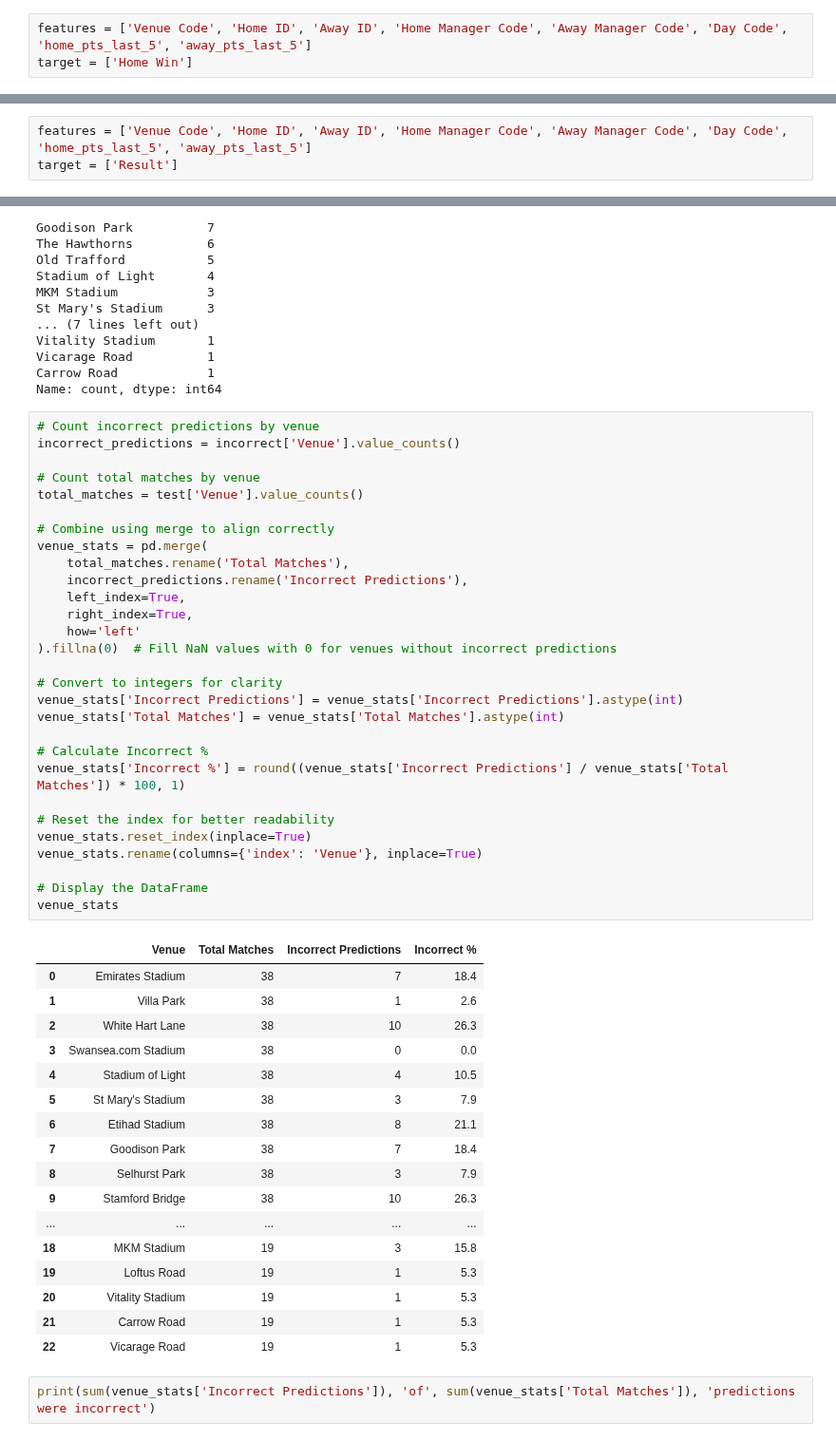
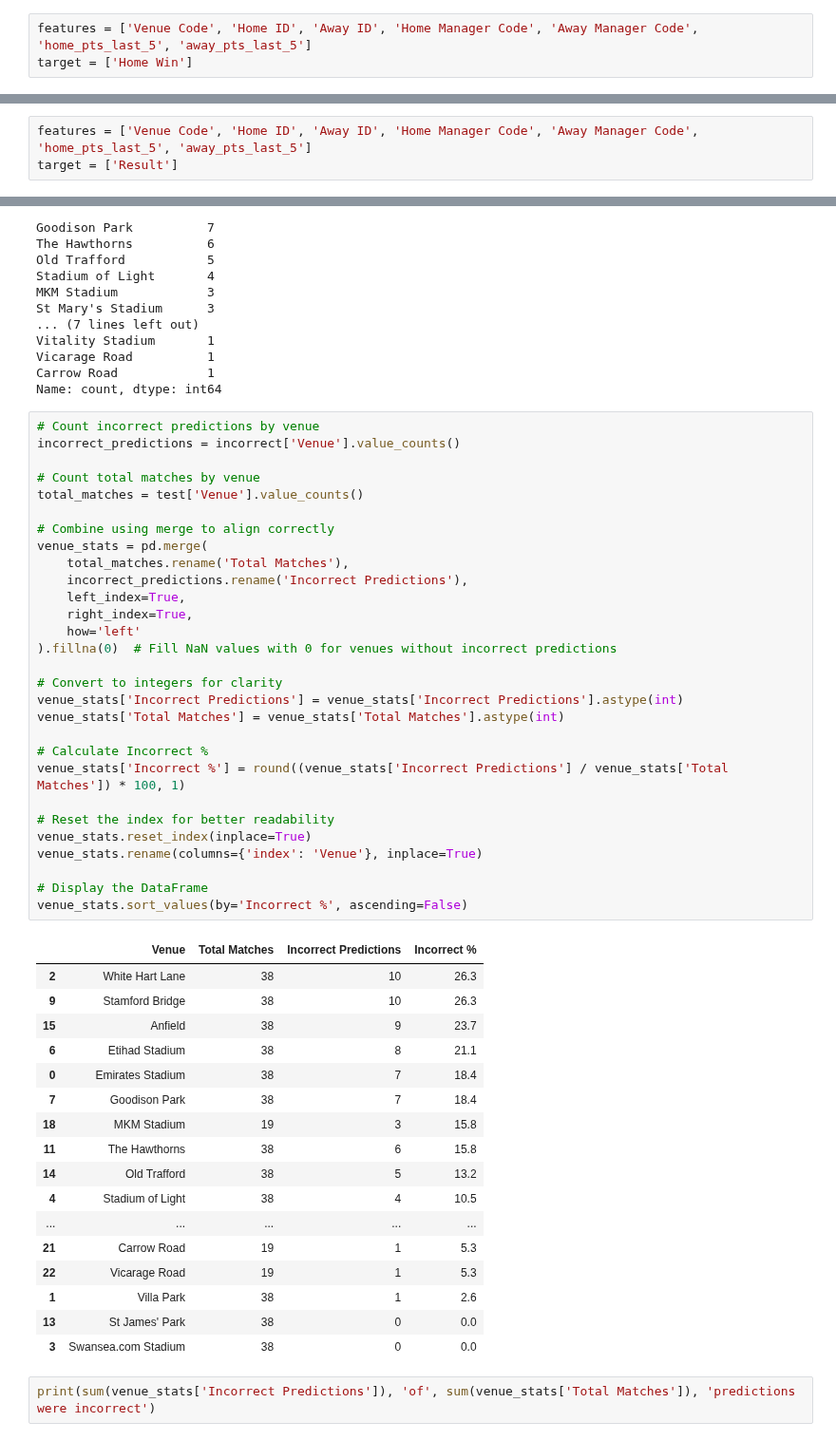
Before and after one commit to tjjdoherty/football-project-mvp, a Jupyter notebook: random_forest_prem.ipynb, the cells around one changed output, grey strips where cells are left out. Shown at 95% size. Drawn from its saved outputs; the diff is of its cells as text.

```diff
--- a/random_forest_prem.ipynb
+++ b/random_forest_prem.ipynb
@@ -100,7 +100,7 @@ Let's use the venue code and manager codes and the Day codes, in addition to the
 
 Scaling isn't necessary because of the threshold based interpretation of the Random Forest algorithm.
 # %%
-features = ['Venue Code', 'Home ID', 'Away ID', 'Home Manager Code', 'Away Manager Code', 'Day Code', 'home_pts_last_5', 'away_pts_last_5']
+features = ['Venue Code', 'Home ID', 'Away ID', 'Home Manager Code', 'Away Manager Code', 'home_pts_last_5', 'away_pts_last_5']
 target = ['Home Win']
 # %% [markdown]
 ## Training the Model - Predicting a home win or not
@@ -147,7 +147,7 @@ I will try the Win/Draw/Loss now
 # %% [markdown]
 Now predicting a Home, draw or Away win
 # %%
-features = ['Venue Code', 'Home ID', 'Away ID', 'Home Manager Code', 'Away Manager Code', 'Day Code', 'home_pts_last_5', 'away_pts_last_5']
+features = ['Venue Code', 'Home ID', 'Away ID', 'Home Manager Code', 'Away Manager Code', 'home_pts_last_5', 'away_pts_last_5']
 target = ['Result']
 # %%
 rf.fit(v3[features], v3[target])
@@ -385,50 +385,50 @@ Name: count, dtype: int64
 # %%
 # Count incorrect predictions by venue
 incorrect_predictions = incorrect['Venue'].value_counts()
 
 # Count total matches by venue
 total_matches = test['Venue'].value_counts()
 
 # Combine using merge to align correctly
 venue_stats = pd.merge(
     total_matches.rename('Total Matches'),
     incorrect_predictions.rename('Incorrect Predictions'),
     left_index=True,
     right_index=True,
     how='left'
 ).fillna(0)  # Fill NaN values with 0 for venues without incorrect predictions
 
 # Convert to integers for clarity
 venue_stats['Incorrect Predictions'] = venue_stats['Incorrect Predictions'].astype(int)
 venue_stats['Total Matches'] = venue_stats['Total Matches'].astype(int)
 
 # Calculate Incorrect %
 venue_stats['Incorrect %'] = round((venue_stats['Incorrect Predictions'] / venue_stats['Total Matches']) * 100, 1)
 
 # Reset the index for better readability
 venue_stats.reset_index(inplace=True)
 venue_stats.rename(columns={'index': 'Venue'}, inplace=True)
 
 # Display the DataFrame
-venue_stats
+venue_stats.sort_values(by='Incorrect %', ascending=False)
 # %% [output]
 |  | Venue | Total Matches | Incorrect Predictions | Incorrect % |
+| 2 | White Hart Lane | 38 | 10 | 26.3 |
+| 9 | Stamford Bridge | 38 | 10 | 26.3 |
+| 15 | Anfield | 38 | 9 | 23.7 |
+| 6 | Etihad Stadium | 38 | 8 | 21.1 |
 | 0 | Emirates Stadium | 38 | 7 | 18.4 |
-| 1 | Villa Park | 38 | 1 | 2.6 |
-| 2 | White Hart Lane | 38 | 10 | 26.3 |
-| 3 | Swansea.com Stadium | 38 | 0 | 0.0 |
+| 7 | Goodison Park | 38 | 7 | 18.4 |
+| 18 | MKM Stadium | 19 | 3 | 15.8 |
+| 11 | The Hawthorns | 38 | 6 | 15.8 |
+| 14 | Old Trafford | 38 | 5 | 13.2 |
 | 4 | Stadium of Light | 38 | 4 | 10.5 |
-| 5 | St Mary's Stadium | 38 | 3 | 7.9 |
-| 6 | Etihad Stadium | 38 | 8 | 21.1 |
-| 7 | Goodison Park | 38 | 7 | 18.4 |
-| 8 | Selhurst Park | 38 | 3 | 7.9 |
-| 9 | Stamford Bridge | 38 | 10 | 26.3 |
 | ... | ... | ... | ... | ... |
-| 18 | MKM Stadium | 19 | 3 | 15.8 |
-| 19 | Loftus Road | 19 | 1 | 5.3 |
-| 20 | Vitality Stadium | 19 | 1 | 5.3 |
 | 21 | Carrow Road | 19 | 1 | 5.3 |
 | 22 | Vicarage Road | 19 | 1 | 5.3 |
+| 1 | Villa Park | 38 | 1 | 2.6 |
+| 13 | St James' Park | 38 | 0 | 0.0 |
+| 3 | Swansea.com Stadium | 38 | 0 | 0.0 |
 # %%
 print(sum(venue_stats['Incorrect Predictions']), 'of', sum(venue_stats['Total Matches']), 'predictions were incorrect')
 # %% [output]
```
Also changed, not shown: parts of 3 cells of this notebook.
